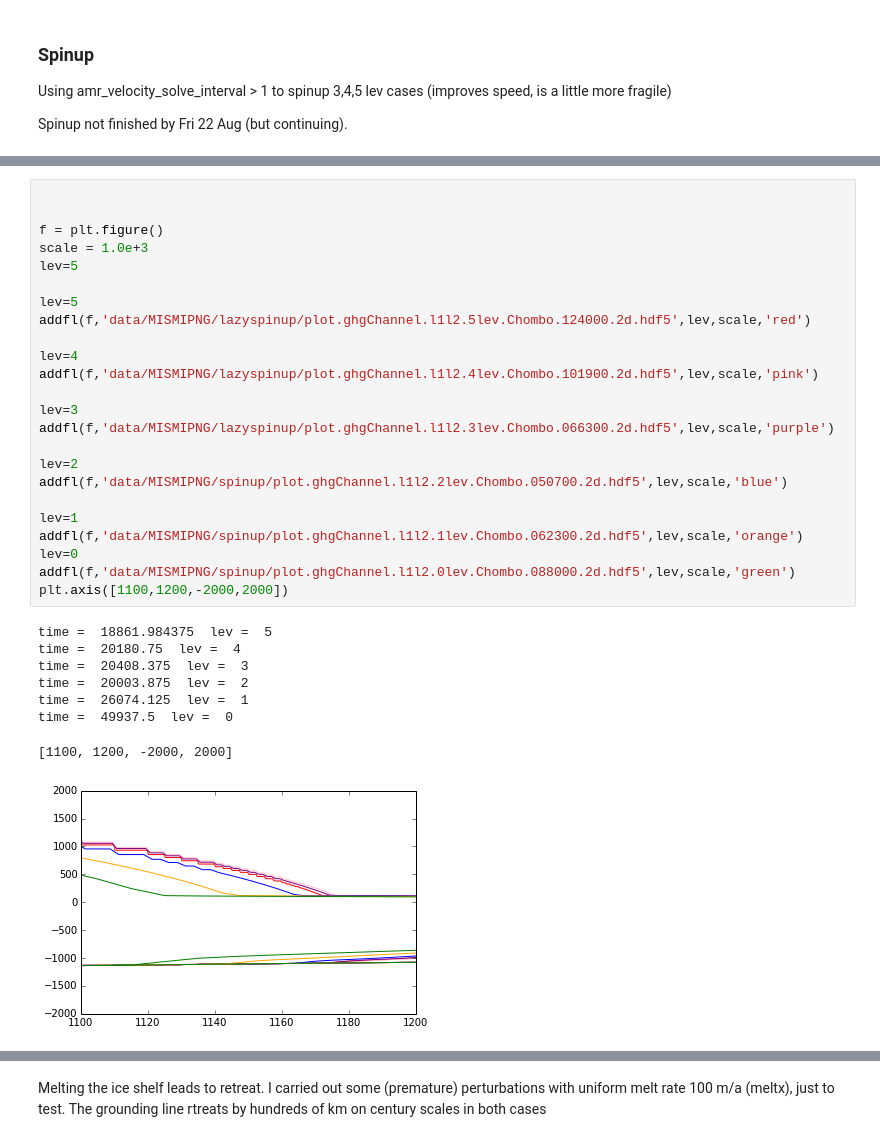
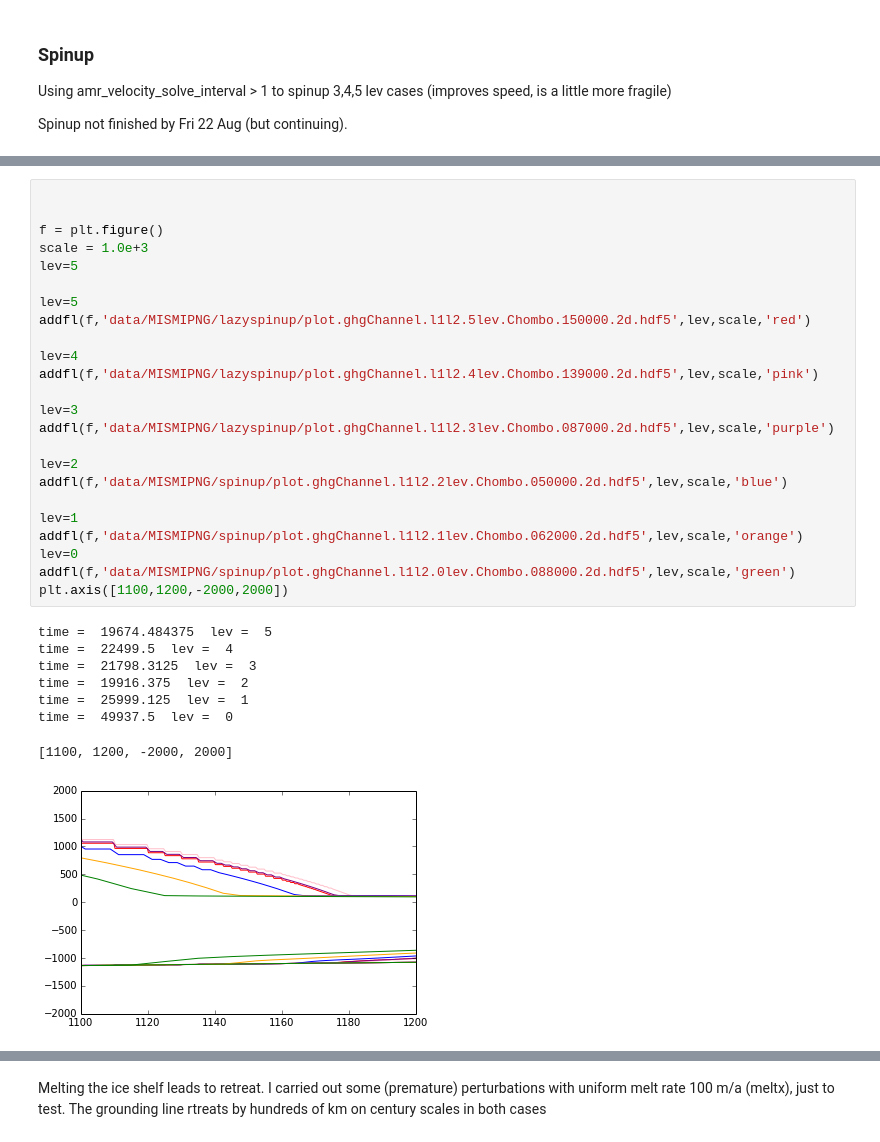
Before and after one commit to ggslc/labnotetest, a Jupyter notebook: initial_mismip_ng.ipynb, the cells around one changed output, grey strips where cells are left out. Saved outputs shown, nothing was run; the diff lists cells and outputs as text.

```diff
--- a/initial_mismip_ng.ipynb
+++ b/initial_mismip_ng.ipynb
@@ -177,34 +177,34 @@ time =  18861.984375  lev =  5
 # %%
 
 
 f = plt.figure()
 scale = 1.0e+3
 lev=5
 
 lev=5
-addfl(f,'data/MISMIPNG/lazyspinup/plot.ghgChannel.l1l2.5lev.Chombo.124000.2d.hdf5',lev,scale,'red')
+addfl(f,'data/MISMIPNG/lazyspinup/plot.ghgChannel.l1l2.5lev.Chombo.150000.2d.hdf5',lev,scale,'red')
 
 lev=4
-addfl(f,'data/MISMIPNG/lazyspinup/plot.ghgChannel.l1l2.4lev.Chombo.101900.2d.hdf5',lev,scale,'pink')
+addfl(f,'data/MISMIPNG/lazyspinup/plot.ghgChannel.l1l2.4lev.Chombo.139000.2d.hdf5',lev,scale,'pink')
 
 lev=3
-addfl(f,'data/MISMIPNG/lazyspinup/plot.ghgChannel.l1l2.3lev.Chombo.066300.2d.hdf5',lev,scale,'purple')
+addfl(f,'data/MISMIPNG/lazyspinup/plot.ghgChannel.l1l2.3lev.Chombo.087000.2d.hdf5',lev,scale,'purple')
 
 lev=2
-addfl(f,'data/MISMIPNG/spinup/plot.ghgChannel.l1l2.2lev.Chombo.050700.2d.hdf5',lev,scale,'blue')
+addfl(f,'data/MISMIPNG/spinup/plot.ghgChannel.l1l2.2lev.Chombo.050000.2d.hdf5',lev,scale,'blue')
 
 lev=1
-addfl(f,'data/MISMIPNG/spinup/plot.ghgChannel.l1l2.1lev.Chombo.062300.2d.hdf5',lev,scale,'orange')
+addfl(f,'data/MISMIPNG/spinup/plot.ghgChannel.l1l2.1lev.Chombo.062000.2d.hdf5',lev,scale,'orange')
 lev=0
 addfl(f,'data/MISMIPNG/spinup/plot.ghgChannel.l1l2.0lev.Chombo.088000.2d.hdf5',lev,scale,'green')
 plt.axis([1100,1200,-2000,2000])
 # %% [output]
-time =  18861.984375  lev =  5
-time =  20180.75  lev =  4
-time =  20408.375  lev =  3
-time =  20003.875  lev =  2
-time =  26074.125  lev =  1
+time =  19674.484375  lev =  5
+time =  22499.5  lev =  4
+time =  21798.3125  lev =  3
+time =  19916.375  lev =  2
+time =  25999.125  lev =  1
 time =  49937.5  lev =  0
 [1100, 1200, -2000, 2000]
-[figure, old version]
+[figure, new version]
 # %% [markdown]
```
Also changed, not shown: parts of 5 cells of this notebook, 1 other file.
